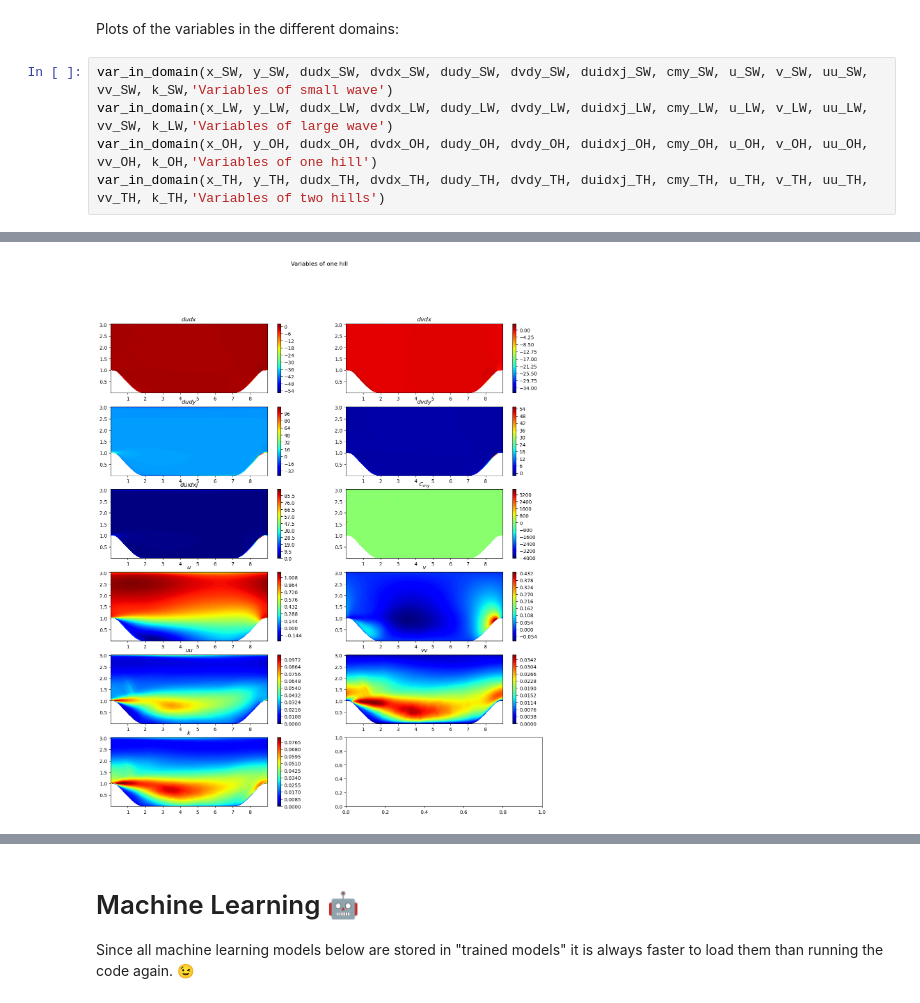
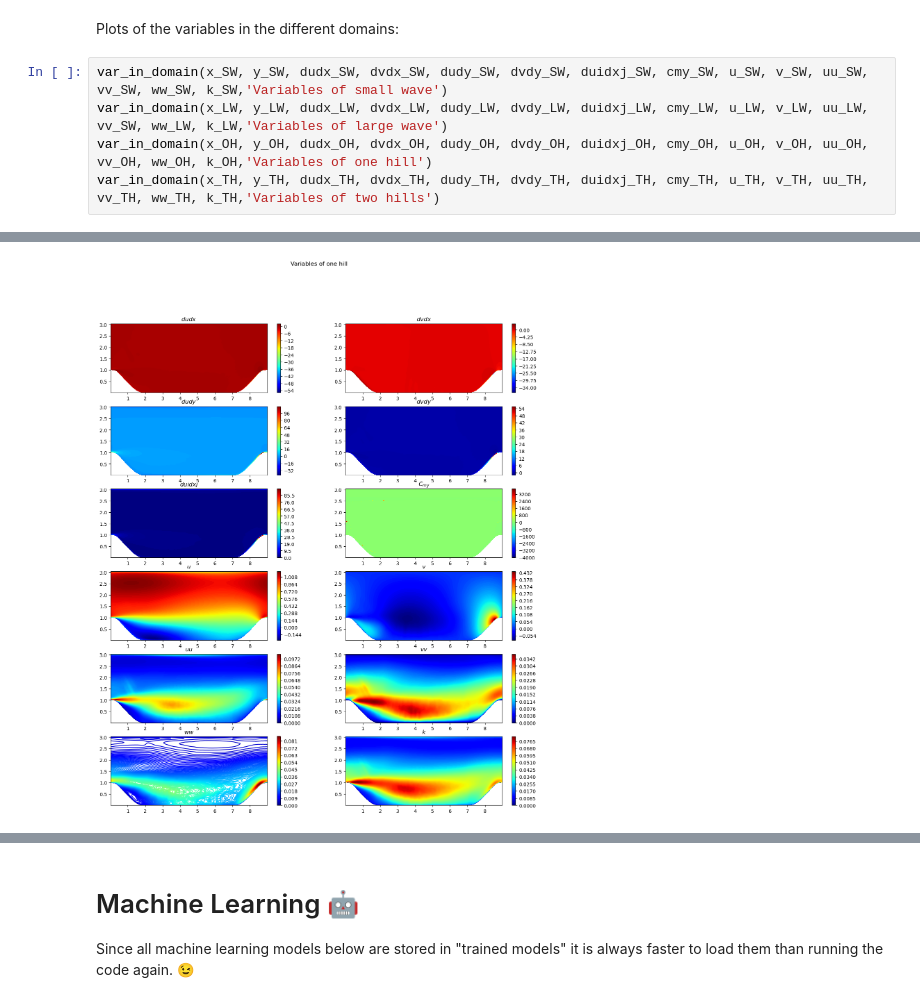
Before and after one commit to Beolinen/Kandidatarbete-ML-for-turbulence-modelling, a Jupyter notebook: pl_vect.ipynb, the cells around one changed output, grey strips where cells are left out. Saved outputs shown, nothing was run; the diff lists cells and outputs as text.

Commit message:
added "ww" plot

```diff
--- a/pl_vect.ipynb
+++ b/pl_vect.ipynb
@@ -270,8 +273,8 @@ plt.show()
 # %% [markdown]
 Plots of the variables in the different domains:
 # %%
-var_in_domain(x_SW, y_SW, dudx_SW, dvdx_SW, dudy_SW, dvdy_SW, duidxj_SW, cmy_SW, u_SW, v_SW, uu_SW, vv_SW, k_SW,'Variables of small wave')
-var_in_domain(x_LW, y_LW, dudx_LW, dvdx_LW, dudy_LW, dvdy_LW, duidxj_LW, cmy_LW, u_LW, v_LW, uu_LW, vv_SW, k_LW,'Variables of large wave')
-var_in_domain(x_OH, y_OH, dudx_OH, dvdx_OH, dudy_OH, dvdy_OH, duidxj_OH, cmy_OH, u_OH, v_OH, uu_OH, vv_OH, k_OH,'Variables of one hill')
-var_in_domain(x_TH, y_TH, dudx_TH, dvdx_TH, dudy_TH, dvdy_TH, duidxj_TH, cmy_TH, u_TH, v_TH, uu_TH, vv_TH, k_TH,'Variables of two hills')
+var_in_domain(x_SW, y_SW, dudx_SW, dvdx_SW, dudy_SW, dvdy_SW, duidxj_SW, cmy_SW, u_SW, v_SW, uu_SW, vv_SW, ww_SW, k_SW,'Variables of small wave')
+var_in_domain(x_LW, y_LW, dudx_LW, dvdx_LW, dudy_LW, dvdy_LW, duidxj_LW, cmy_LW, u_LW, v_LW, uu_LW, vv_SW, ww_LW, k_LW,'Variables of large wave')
+var_in_domain(x_OH, y_OH, dudx_OH, dvdx_OH, dudy_OH, dvdy_OH, duidxj_OH, cmy_OH, u_OH, v_OH, uu_OH, vv_OH, ww_OH, k_OH,'Variables of one hill')
+var_in_domain(x_TH, y_TH, dudx_TH, dvdx_TH, dudy_TH, dvdy_TH, duidxj_TH, cmy_TH, u_TH, v_TH, uu_TH, vv_TH, ww_TH, k_TH,'Variables of two hills')
 # %% [output]
@@ -280 +283 @@ var_in_domain(x_TH, y_TH, dudx_TH, dvdx_TH, dudy_TH, dvdy_TH, duidxj_TH, cmy_TH,
-[figure, old version]
+[figure, new version]
```
Also changed, not shown: parts of 2 cells of this notebook.
